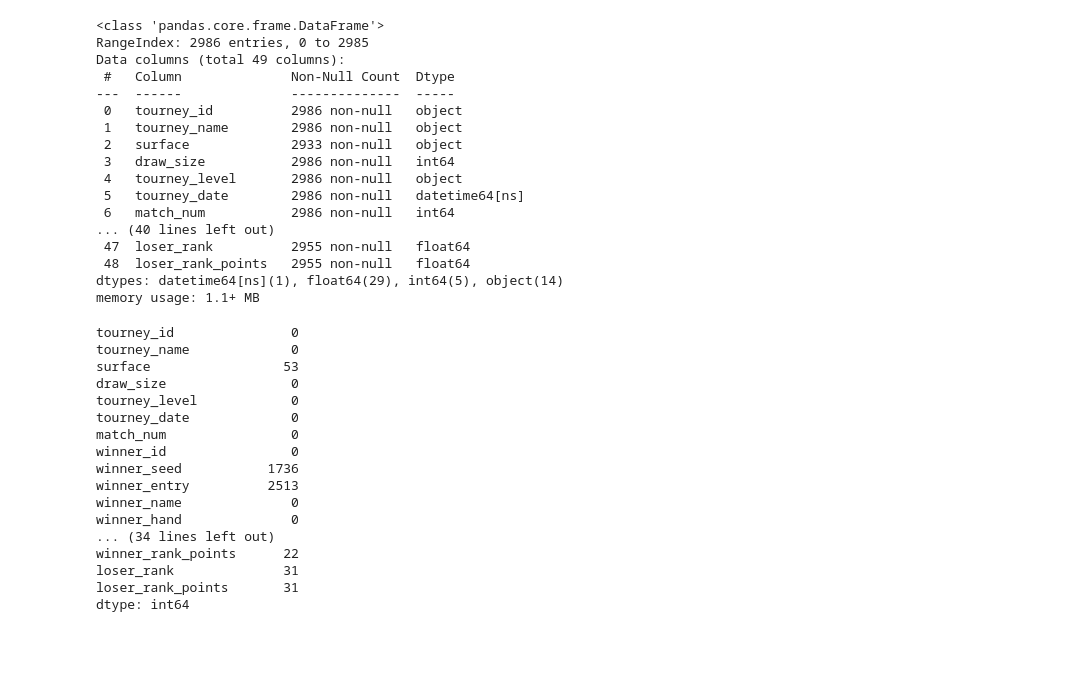
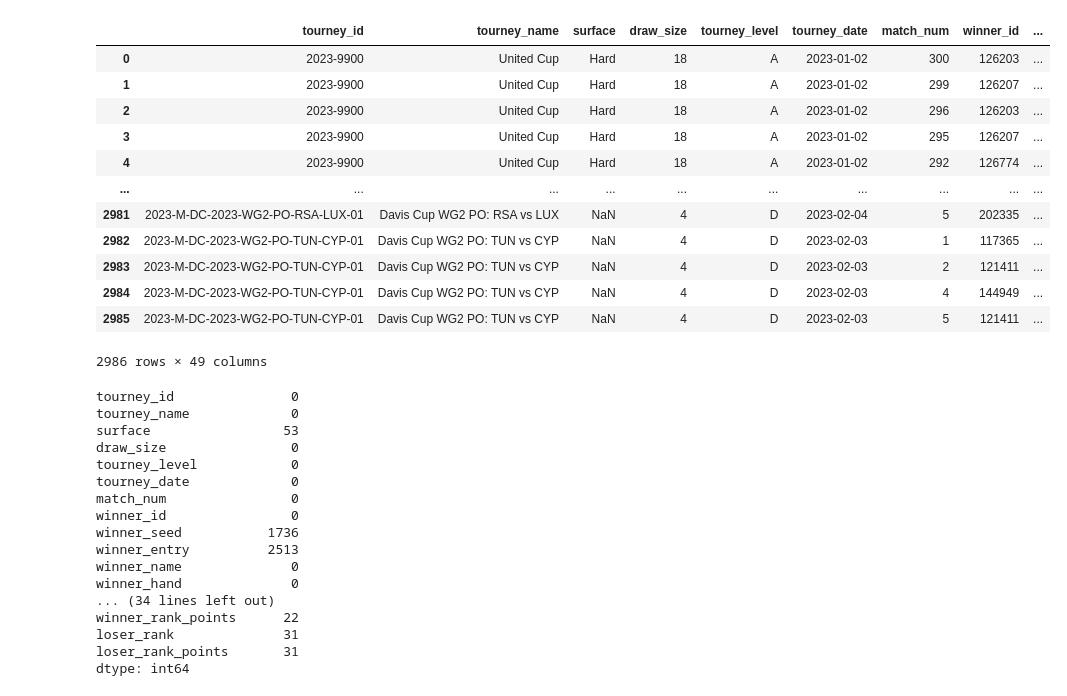
Before and after one commit to sshettyongit/ATP_dissertation, a Jupyter notebook: eda.ipynb, the cells around one changed output. Cells and saved outputs as stored; diff of their text form; code cells hidden in the pictures; blank space fills up the shorter version.

```diff
--- a/eda.ipynb
+++ b/eda.ipynb
@@ -6,25 +7,21 @@ import numpy as np
 # %%
 atp = ps.read_csv('atp_matches_2023.csv')
 atp['tourney_date'] = ps.to_datetime(atp['tourney_date'] , format='%Y%m%d')
-atp.info()
+atp
 # %% [output]
+|  | tourney_id | tourney_name | surface | draw_size | tourney_level | tourney_date | match_num | winner_id | ... |
+| 0 | 2023-9900 | United Cup | Hard | 18 | A | 2023-01-02 | 300 | 126203 | ... |
+| 1 | 2023-9900 | United Cup | Hard | 18 | A | 2023-01-02 | 299 | 126207 | ... |
+| 2 | 2023-9900 | United Cup | Hard | 18 | A | 2023-01-02 | 296 | 126203 | ... |
+| 3 | 2023-9900 | United Cup | Hard | 18 | A | 2023-01-02 | 295 | 126207 | ... |
+| 4 | 2023-9900 | United Cup | Hard | 18 | A | 2023-01-02 | 292 | 126774 | ... |
+| ... | ... | ... | ... | ... | ... | ... | ... | ... | ... |
+| 2981 | 2023-M-DC-2023-WG2-PO-RSA-LUX-01 | Davis Cup WG2 PO: RSA vs LUX | NaN | 4 | D | 2023-02-04 | 5 | 202335 | ... |
+| 2982 | 2023-M-DC-2023-WG2-PO-TUN-CYP-01 | Davis Cup WG2 PO: TUN vs CYP | NaN | 4 | D | 2023-02-03 | 1 | 117365 | ... |
+| 2983 | 2023-M-DC-2023-WG2-PO-TUN-CYP-01 | Davis Cup WG2 PO: TUN vs CYP | NaN | 4 | D | 2023-02-03 | 2 | 121411 | ... |
+| 2984 | 2023-M-DC-2023-WG2-PO-TUN-CYP-01 | Davis Cup WG2 PO: TUN vs CYP | NaN | 4 | D | 2023-02-03 | 4 | 144949 | ... |
+| 2985 | 2023-M-DC-2023-WG2-PO-TUN-CYP-01 | Davis Cup WG2 PO: TUN vs CYP | NaN | 4 | D | 2023-02-03 | 5 | 121411 | ... |
-<class 'pandas.core.frame.DataFrame'>
-RangeIndex: 2986 entries, 0 to 2985
-Data columns (total 49 columns):
- #   Column              Non-Null Count  Dtype
----  ------              --------------  -----
- 0   tourney_id          2986 non-null   object
- 1   tourney_name        2986 non-null   object
- 2   surface             2933 non-null   object
- 3   draw_size           2986 non-null   int64
- 4   tourney_level       2986 non-null   object
- 5   tourney_date        2986 non-null   datetime64[ns]
- 6   match_num           2986 non-null   int64
-... (40 lines left out)
- 47  loser_rank          2955 non-null   float64
- 48  loser_rank_points   2955 non-null   float64
-dtypes: datetime64[ns](1), float64(29), int64(5), object(14)
-memory usage: 1.1+ MB
+2986 rows × 49 columns
 # %%
 qwe = atp.isnull().sum()
 qwe
```
Also changed, not shown: parts of 35 cells of this notebook, 4 other files.
